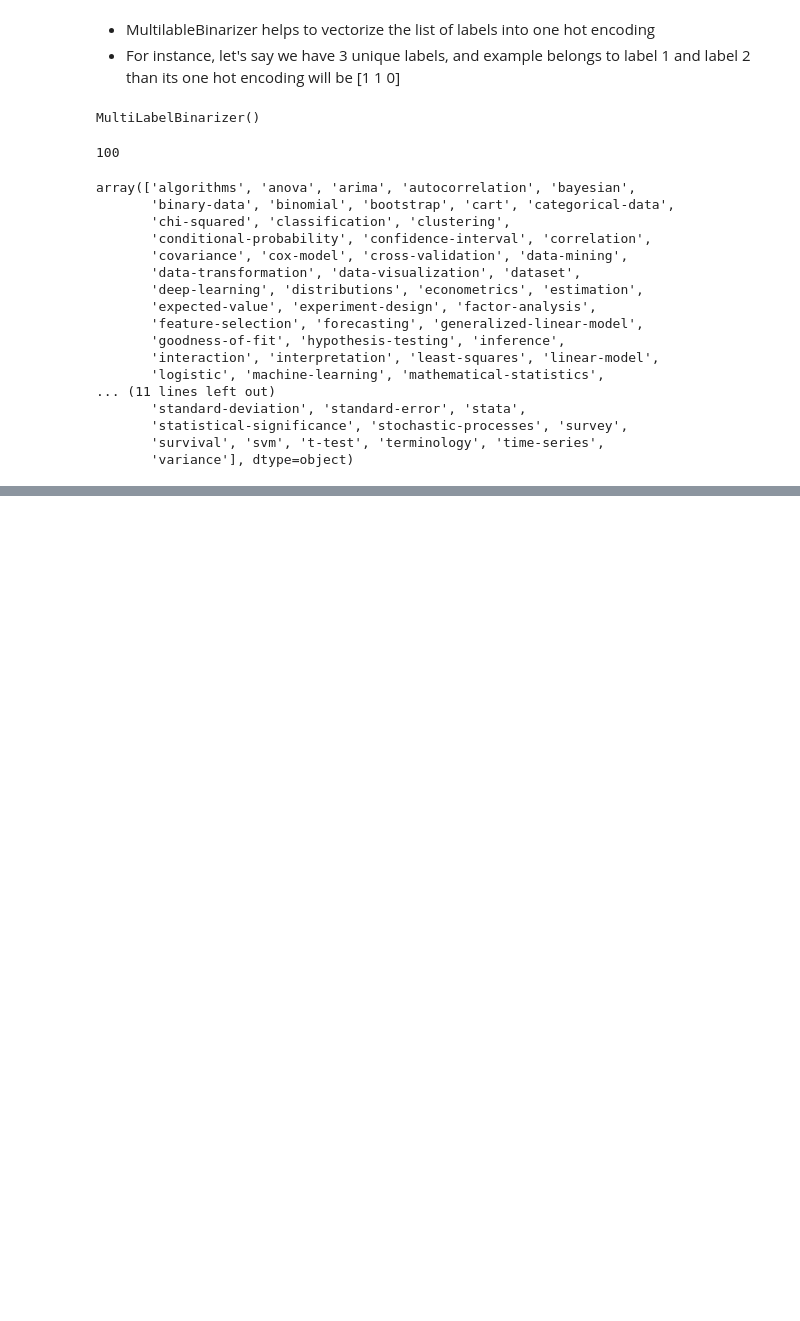
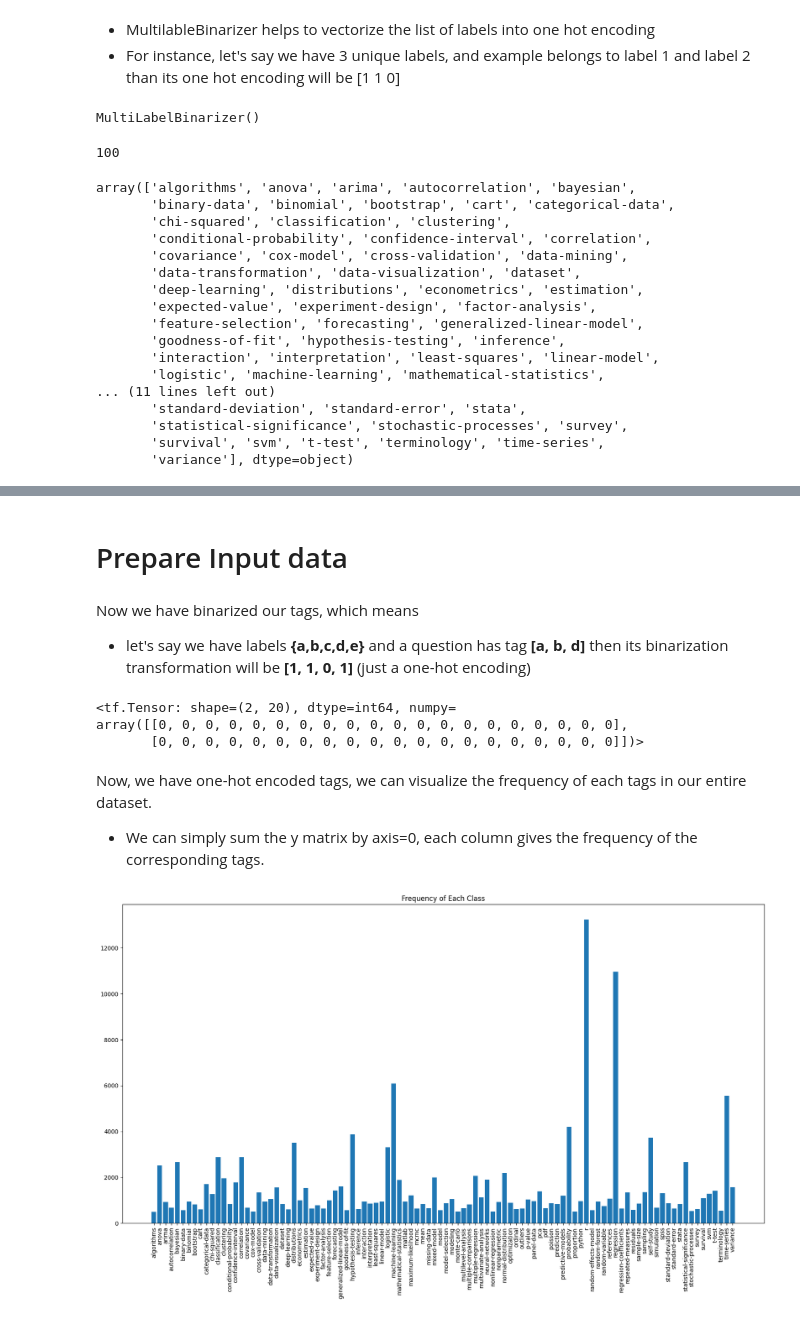
Before and after one commit to s-4-m-a-n/365-days-of-ML-challange, a Jupyter notebook: architecture implementations/Logistic Regression/MultiLabel Logistic Regression using Tensorflow core.ipynb, the cells around one changed output, grey strips where cells are left out. Drawn from its saved outputs; the diff is of its cells as text; code cells hidden in the pictures; blank space fills up the shorter version.

```diff
--- a/architecture implementations/Logistic Regression/MultiLabel Logistic Regression using Tensorflow core.ipynb
+++ b/architecture implementations/Logistic Regression/MultiLabel Logistic Regression using Tensorflow core.ipynb
@@ -816,0 +479,2 @@ prediction_to_label(y_pred)
+# %% [markdown]
+# Prepare Input data
@@ -816,0 +486,22 @@ prediction_to_label(y_pred)
+# %% [markdown]
+Now we have binarized our tags, which means
+- let's say we have labels **{a,b,c,d,e}** and a question has tag **[a, b, d]** then its binarization transformation will be
+**[1, 1, 0, 1]** (just a one-hot encoding)
+# %%
+# let's seet first two rows(questions) and only the first 20 tags one-hot encoding our of 100.
+y[:2, :20]
+# %% [output]
+<tf.Tensor: shape=(2, 20), dtype=int64, numpy=
+array([[0, 0, 0, 0, 0, 0, 0, 0, 0, 0, 0, 0, 0, 0, 0, 0, 0, 0, 0, 0],
+       [0, 0, 0, 0, 0, 0, 0, 0, 0, 0, 0, 0, 0, 0, 0, 0, 0, 0, 0, 0]])>
+# %% [markdown]
+Now, we have one-hot encoded tags, we can visualize the frequency of each tags in our entire dataset.
+- We can simply sum the y matrix by axis=0, each column gives the frequency of the corresponding tags.
+# %%
+plt.figure(figsize=(20, 10))
+plt.xticks(rotation=90)
+plt.bar(x=LABELS, height=tf.math.reduce_sum(y, axis=0))
+plt.title("Frequency of Each Class")
+plt.show()
+# %% [output]
+[figure, added]
```
Also changed, not shown: parts of 167 cells of this notebook, 6 other files.
